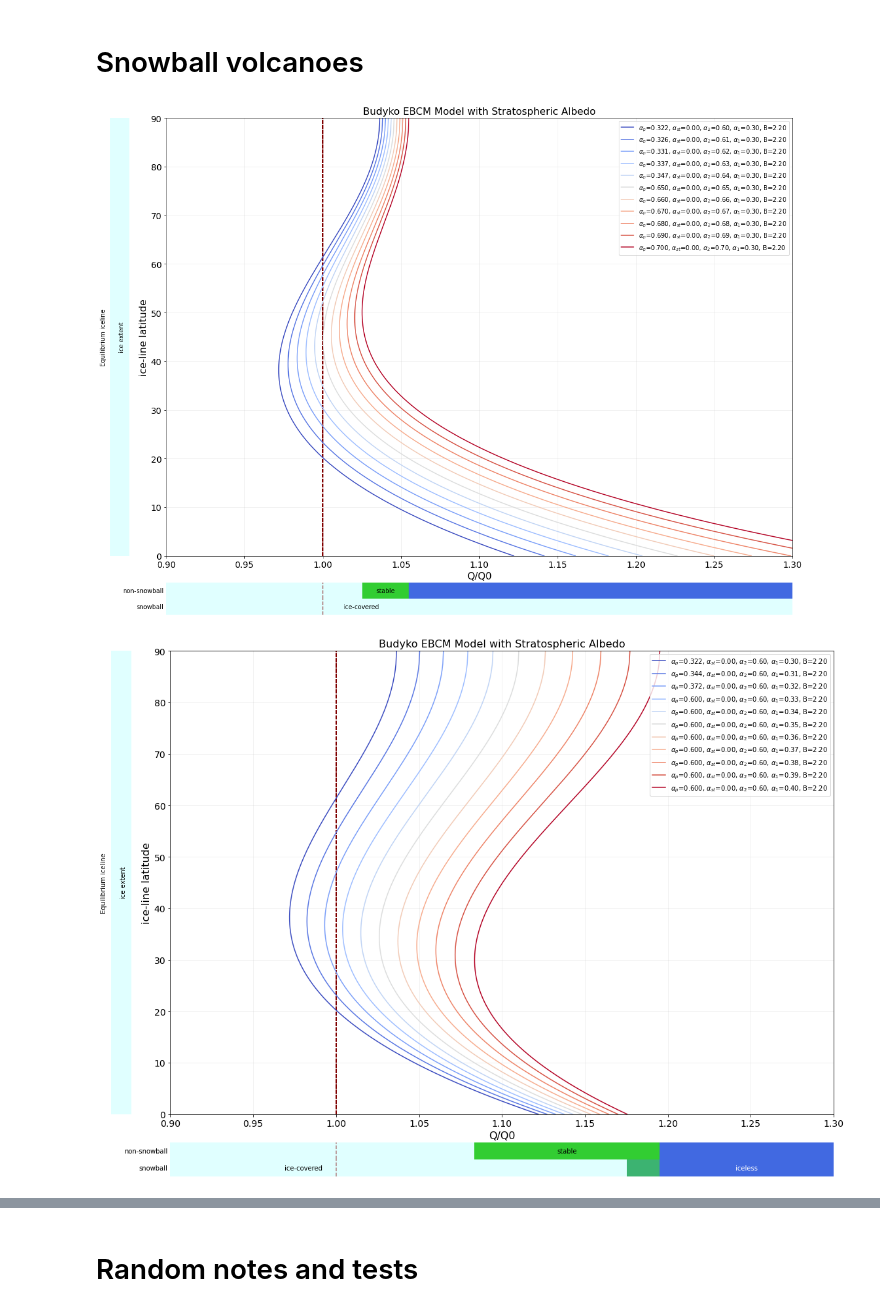
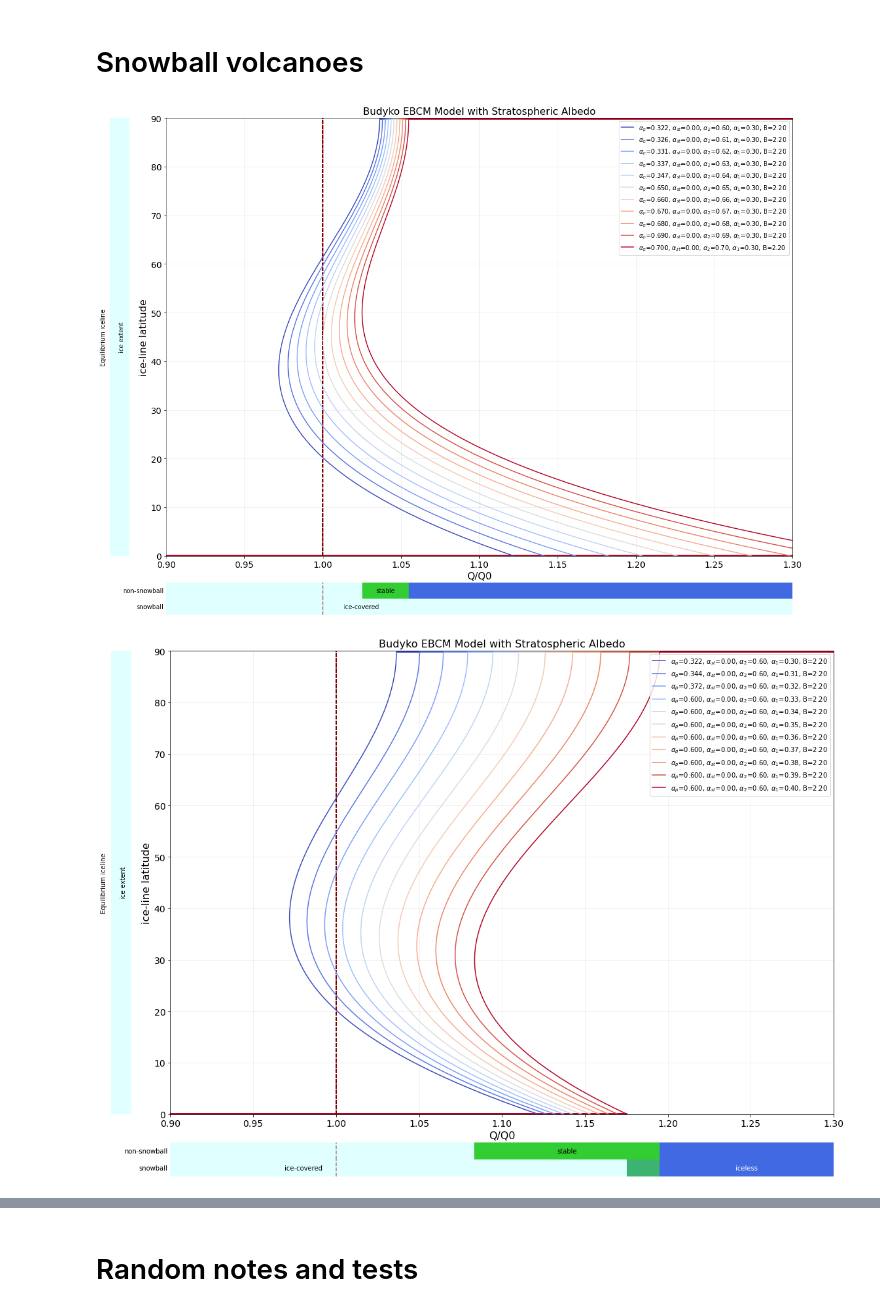
Before and after one commit to taneugene/snowball_earth, a Jupyter notebook: volcanic_snowballs.ipynb, the cells around one changed output, grey strips where cells are left out. Saved outputs shown, nothing was run; the diff lists cells and outputs as text; code cells hidden in the pictures.

```diff
--- a/volcanic_snowballs.ipynb
+++ b/volcanic_snowballs.ipynb
@@ -306,9 +303,29 @@ class budyko_edit(budyko):
             self.f.axes[1].remove()
             # setup plot
 
+        # Change icecovered status
+
+        # if Qrat0 is below 1
+        if self.Qrat[0] < 1:
+            # Then return to nonsnowball, and plot as if normal
+            self.icecovered = False
+        if self.Qrat.min() > 1:
+            self.icecovered = True
         ax = plt.axes([0.10, 0.13, 0.88, 0.82])
-        label =r'$\alpha_p$={:.3f}, $\alpha_{{st}}$={:.2f}, $\alpha_2$={:.2f}, $\alpha_1$={:.2f}, B={:.2f}'.format(self.alpha_p, self.alpha_strat, self.alpha2, self.alpha1, self.B)
+        if not self.icecovered:
+            alpha_p = self.alpha_su + self.alpha_strat - self.alpha_su*self.alpha_strat
+        else:
+            alpha_p = self.alpha2 + self.alpha_strat - self.alpha2*self.alpha_strat
+        label =r'$\alpha_p$={:.3f}, $\alpha_{{st}}$={:.2f}, $\alpha_2$={:.2f}, $\alpha_1$={:.2f}, B={:.2f}'.format(alpha_p, self.alpha_strat, self.alpha2, self.alpha1, self.B)
+        # Plot the main line
         ax.plot(self.Qrat, np.rad2deg(np.arcsin(self.x)),color = self.colormap(1-self.i/10), label = label)
+
+
+        # Plot the snowball equilibrium
+        plt.hlines(0.1,xlim[0], self.Qrat[0], color = self.colormap(1-self.i/10), linewidth = 3)
+        # Plot the ice-free equilibrium
+        plt.hlines(89.9,self.Qrat[-1],xlim[1] , color = self.colormap(1-self.i/10), linewidth = 3)
+        # Plot the vertical line
         plt.vlines(1,ylim[0],ylim[1] , colors = ['maroon'], linestyles='dashed')
 
         # format plot
@@ -317,7 +334,9 @@ class budyko_edit(budyko):
         plt.legend(loc = 'upper right')
         # Plot the sideways regions
         self.x_stability_zones()
-        self.y_stability_zones(1)
+        self.y_stability_zones(1) # this includes checking if still in snowball
+
+
         plt.savefig('img/{}{}.png'.format(self.series, self.i))
         return None
 
@@ -338,16 +357,12 @@ class budyko_edit(budyko):
         ylim = self.ylim
         plt.ylim(ylim)
         ice = self.get_iceline()[deglat]
-        if self.icecovered:
-            # if Qrat0 is below 1
-            if self.Qrat[0] < 1:
-                # Then return to nonsnowball, and plot as if normal
-                self.icecovered = False
-            else:
-                # Stay in snowball, just plot ice and escape
+        if self.icecovered and self.Qrat[0] > 1:
+            # Stays in snowball
                 ax_ice.text(0.5, (ylim[-1])/2, 'ice extent', rotation = 'vertical',ha='center', va='center')
                 plt.bar(0, ylim[-1], bottom = 0, color = 'lightcyan', align = 'edge')
                 return
+
         # ocean
         plt.bar(0, ice, color = 'royalblue', align = 'edge')
         if ice > 0:
@@ -417,33 +432,33 @@ class budyko_edit(budyko):
                 # Stable goes off the graph
                 stable_max = xlim[-1]
             else:
                 # Iceless conditions exist.
                 stable_max = self.Qrat[-1]
                 plt.text(stable_max + .5*(xlim[-1]-stable_max) ,ylim[-1]/2, 'iceless', color = 'white',ha='center', va='center')
             # Stable conditions
             plt.barh(0, stable_max-self.Qrat[0],height = ylim[-1], left = self.Qrat[0], color = 'mediumseagreen', label = 'stable', align = 'edge')
             # Iceless conditions
             plt.barh(0, xlim[-1]-self.Qrat[-1],height = ylim[-1], left = self.Qrat[-1], color = 'royalblue', label = 'iceless', align = 'edge')
 
 # Testing||
 ebcm=budyko_edit(series = 'alpha2_')
-for alpha2 in np.linspace(0.6, 0.70,11):
+for alpha2 in np.linspace(0.6, 0.70, 11):
     x,Q,Qrat,Q0=ebcm.get_qofx(B = 2.2, tau = 0.00, alpha2 = alpha2)
 ebcm=budyko_edit(series = 'alpha1_')
 for alpha1 in np.linspace(0.3, 0.40,11):
     x,Q,Qrat,Q0=ebcm.get_qofx(B = 2.2, tau = 0.00, alpha1 = alpha1)
 ebcm=budyko_edit(series = 'tau_')
 for tau in np.linspace(0.0, 0.1,11):
     x,Q,Qrat,Q0=ebcm.get_qofx(B = 2.2, tau = tau)
 ebcm=budyko_edit(series = 'B_')
 for B in np.linspace(2.2, 4.6, 11):
     x,Q,Qrat,Q0=ebcm.get_qofx(B = B, tau = .1)
 ebcm=budyko_edit(series = 'Bback_')
 for B in np.linspace(4.6, 2.2, 11):
     x,Q,Qrat,Q0=ebcm.get_qofx(B = B, tau = .1)
 ebcm=budyko_edit(series = 'Bfor_')
 for B in np.linspace(4.6, 2.2, 11)[:6][::-1]:
     x,Q,Qrat,Q0=ebcm.get_qofx(B = B, tau = .1)
 # %% [output]
-[figure, old version]
+[figure, new version]
-[figure, old version]
+[figure, new version]
```
Also changed, not shown: parts of 3 cells of this notebook.
